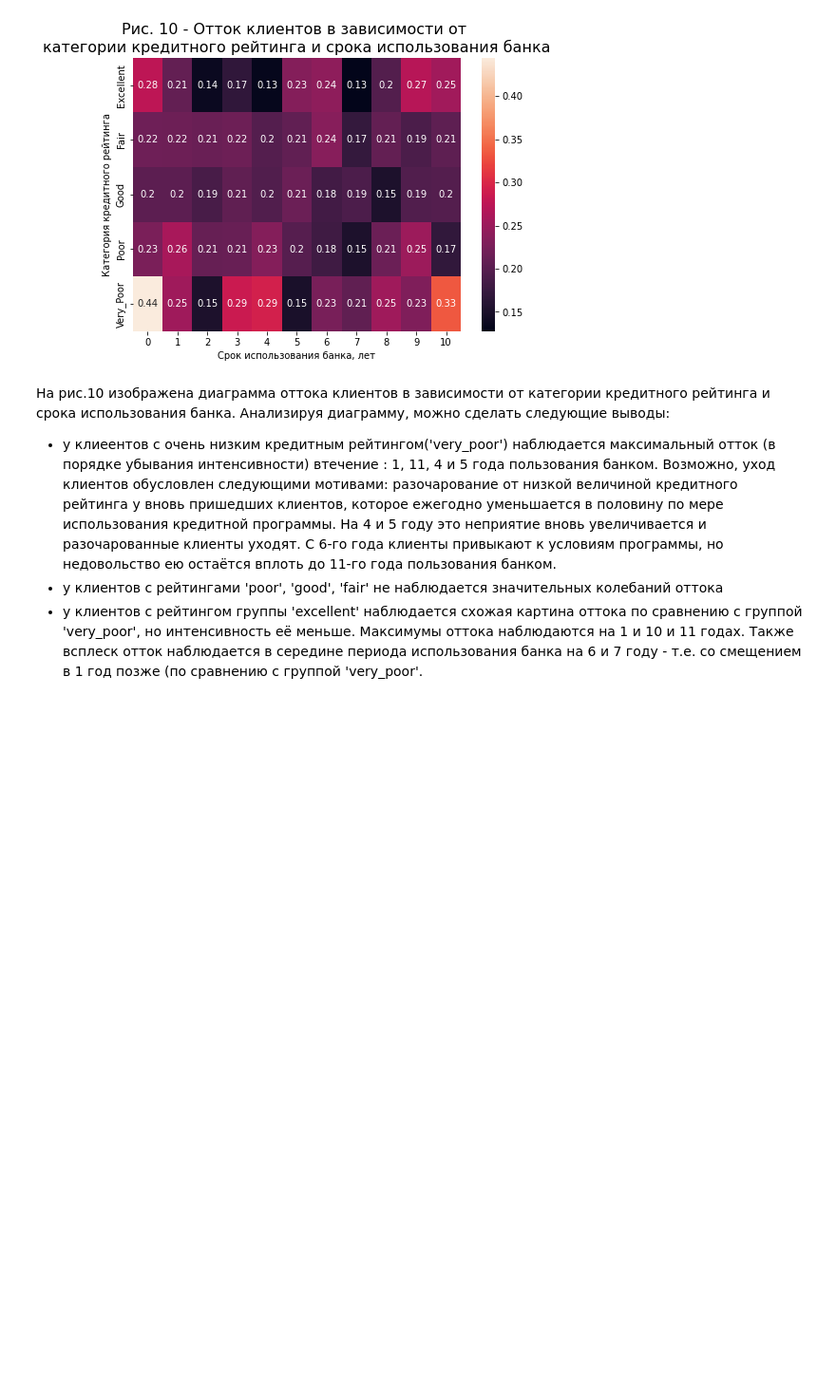
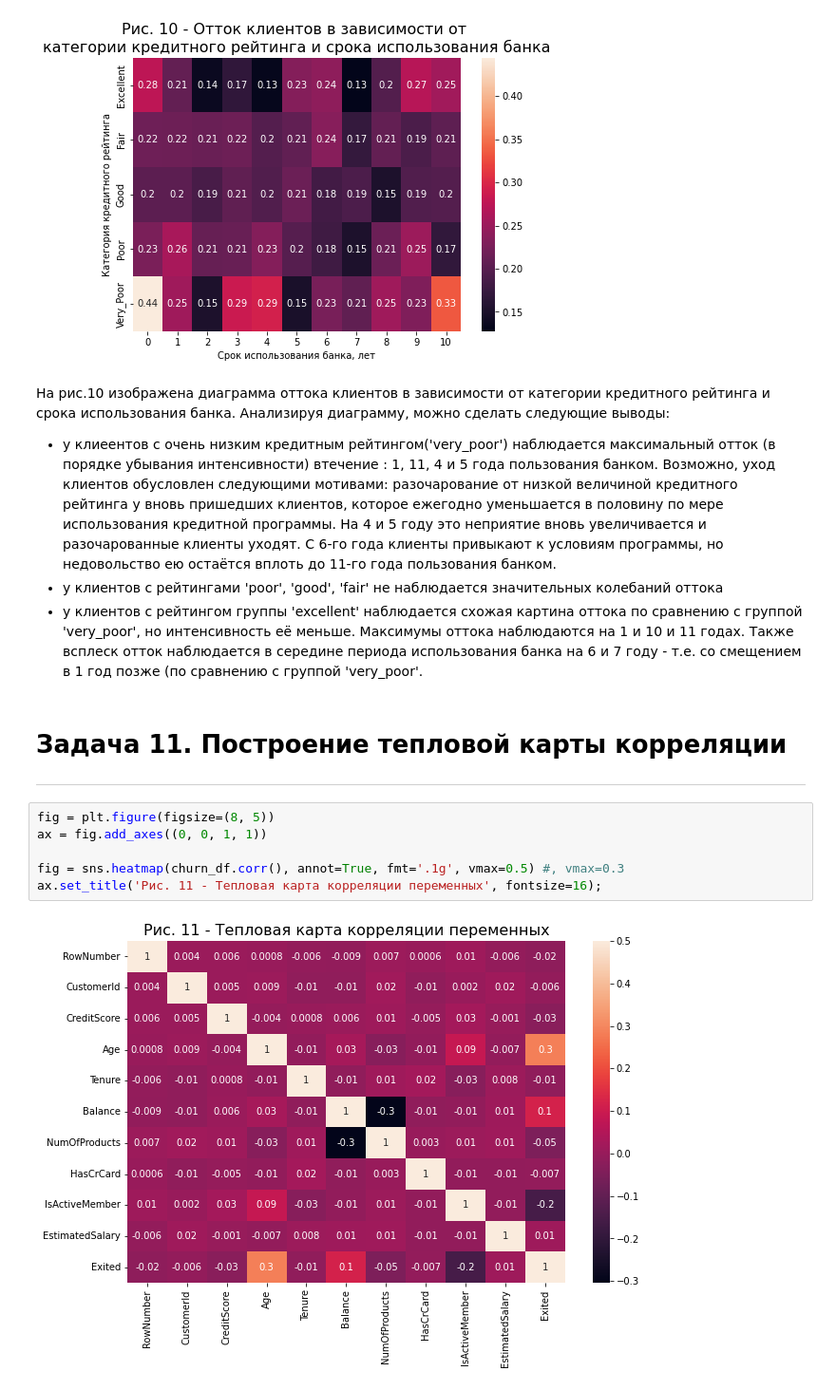
Before and after one commit to Alex1iv/sf_data_sci, a Jupyter notebook: Project_1/Bank_clients.ipynb, the cells around one changed output. Shown at 95% size. Cells and saved outputs as stored; diff of their text form; blank space fills up the shorter version.

```diff
--- a/Project_1/Bank_clients.ipynb
+++ b/Project_1/Bank_clients.ipynb
@@ -376,3 +376,14 @@ ax.set_ylabel('Категория кредитного рейтинга');
 * у клиеентов с очень низким кредитным рейтингом('very_poor') наблюдается максимальный отток (в порядке убывания интенсивности) втечение : 1, 11, 4 и 5 года пользования банком. Возможно, уход клиентов обусловлен следующими мотивами: разочарование от низкой величиной кредитного рейтинга у вновь пришедших клиентов, которое ежегодно уменьшается в половину по мере использования кредитной программы. На 4 и 5 году это неприятие вновь увеличивается и разочарованные клиенты уходят. С 6-го года клиенты привыкают к условиям программы, но недовольство ею остаётся вплоть до 11-го года пользования банком.
 * у клиентов с рейтингами 'poor', 'good', 'fair' не наблюдается значительных колебаний оттока
 * у клиентов с рейтингом группы 'excellent' наблюдается схожая картина оттока по сравнению с группой 'very_poor', но интенсивность её меньше. Максимумы оттока наблюдаются на 1 и 10 и 11 годах. Также всплеск отток наблюдается в середине периода использования банка на 6 и 7 году - т.е. со смещением в 1 год позже  (по сравнению с группой 'very_poor'.
+# %% [markdown]
+# Задача 11. Построение тепловой карты корреляции
+---
+# %%
+fig = plt.figure(figsize=(8, 5))
+ax = fig.add_axes((0, 0, 1, 1))
+
+fig = sns.heatmap(churn_df.corr(), annot=True, fmt='.1g', vmax=0.5) #, vmax=0.3
+ax.set_title('Рис. 11 - Тепловая карта корреляции переменных', fontsize=16);
+# %% [output]
+[figure, added]
```
Also changed, not shown: parts of 1 cell of this notebook.
